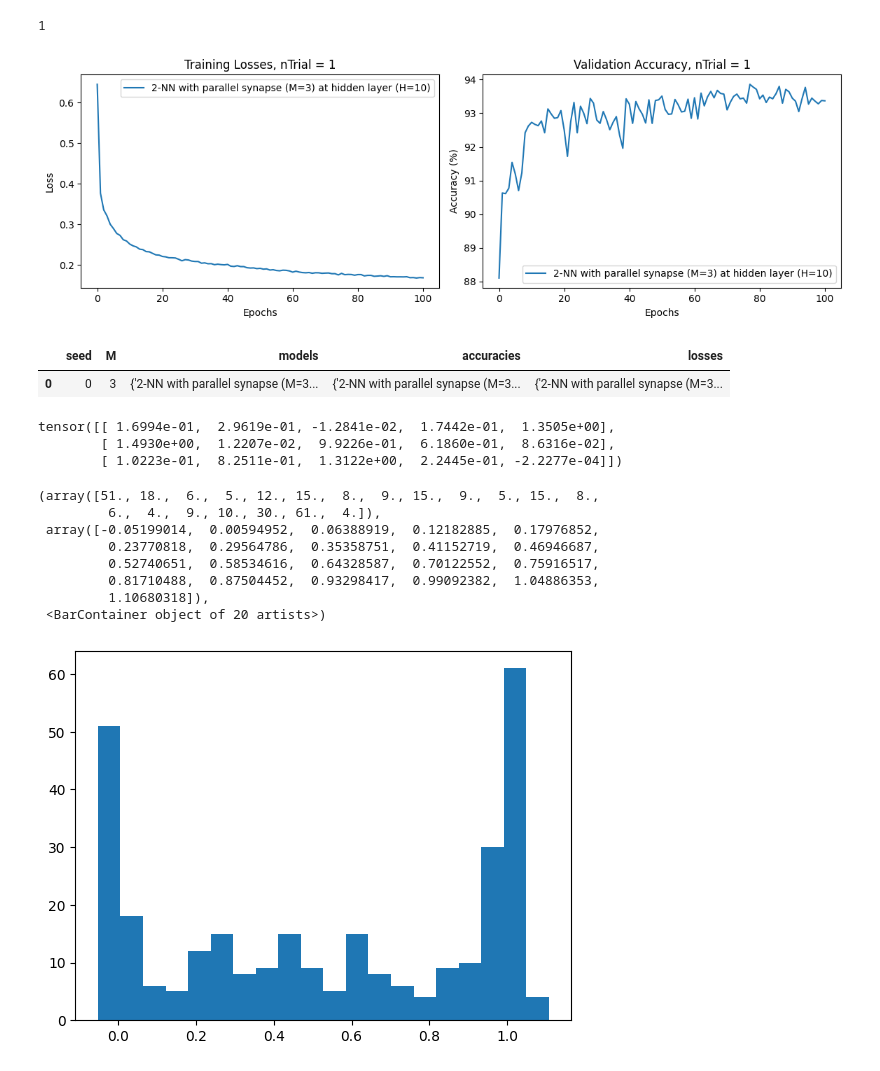
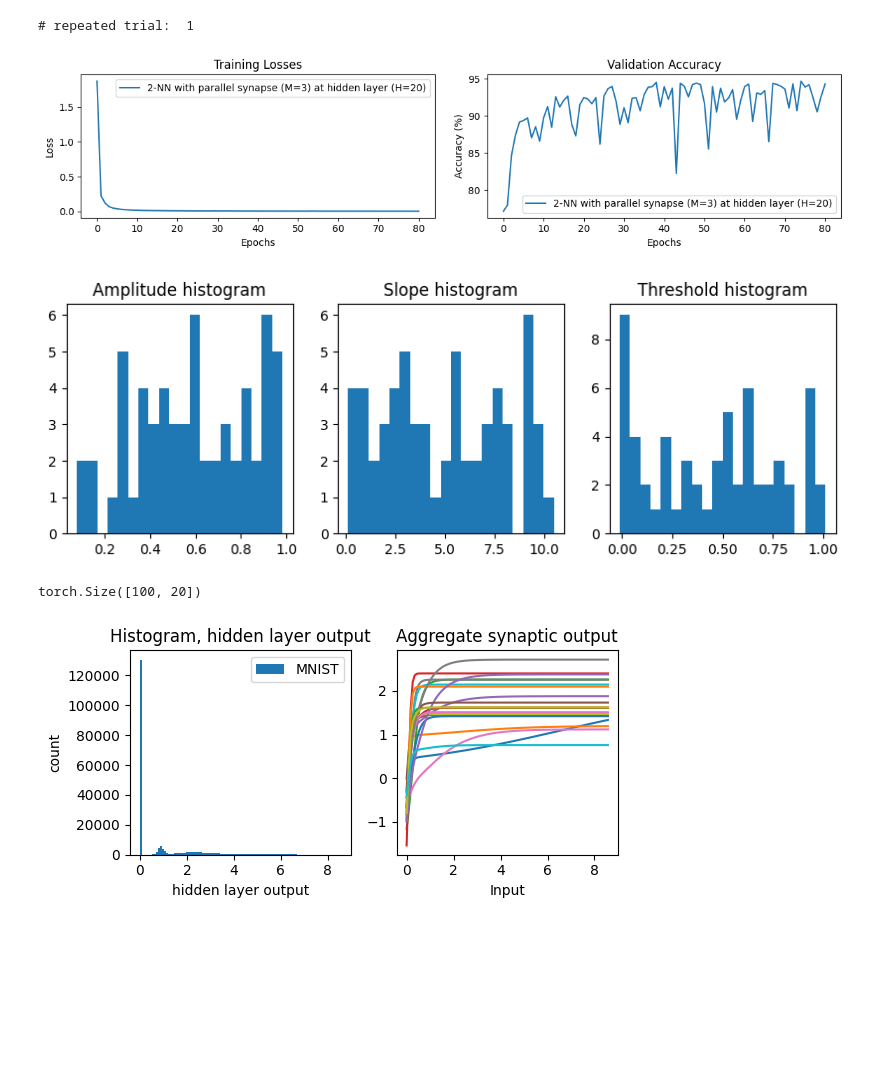
Before and after one commit to london-and-tequila/parallel_synapse_MNIST, a Jupyter notebook: 10-06-2023-Test_parallel_syn_improved_structure.ipynb, the cells around one changed output. Cells and saved outputs as stored; diff of their text form; code cells hidden in the pictures; blank space fills up the shorter version.

```diff
--- a/10-06-2023-Test_parallel_syn_improved_structure.ipynb
+++ b/10-06-2023-Test_parallel_syn_improved_structure.ipynb
@@ -133,13 +18,0 @@ def train_models(seed,
-# %%
-import pickle
-import pandas as pd
-experiment = []
-
-for i in range(5):
-    result_dict = train_models(i, num_epochs = 81)
-    experiment.append(result_dict)
-    plot_result(result_dict)
-
-    df = pd.DataFrame(experiment)
-    with open('./data/MNIST_result.pkl', 'wb') as f:
-        pickle.dump(df, f)
@@ -211,59 +117,24 @@ for i in range(5):
 # %%
 import pandas as pd
-for H in [10]:
+for H in [20]:
+
     df = pd.read_pickle('./data/MNIST_result_H={:d}_M=3_.pkl'.format(H))
-    print(len(df))
+    print('# repeated trial: ' , len(df))
     accuracies = {}
     losses = {}
+
     for model in df['models'][0].keys():
-        accuracies[model] = np.array([df['accuracies'][i][model] for i in range(len(df))])
-        losses[model] = np.array([df['losses'][i][model] for i in range(len(df))])
+        accuracies[model] = np.array([df['accuracies'][i][model] for i in range(len(df))]).squeeze()
+        losses[model] = np.array([df['losses'][i][model] for i in range(len(df))]).squeeze()
 
-    plt.figure(figsize=(12, 4))
-    plt.subplot(1, 2, 1)
+    plot_result({'losses': losses, 'accuracies': accuracies, 'models': df['models'][0].keys()})
     for model in df['models'][0].keys():
-        plt.plot(losses[model].mean(axis=0), label=model)
-        plt.fill_between(range(len(losses[model].mean(axis=0))), losses[model].mean(axis=0) - losses[model].std(
-            axis=0)/np.sqrt(len(df)), losses[model].mean(axis=0) + losses[model].std(axis=0)/np.sqrt(len(df)), alpha=0.3)
-    plt.xlabel("Epochs")
-    plt.ylabel("Loss")
-    plt.title("Training Losses, nTrial = {:d}".format(len(df)))
-    plt.legend()
-
-    plt.subplot(1, 2, 2)
-    for model in df['models'][0].keys():
-        plt.plot(accuracies[model].mean(axis=0), label=model)
-        plt.fill_between(range(len(accuracies[model].mean(axis=0))), accuracies[model].mean(axis=0) - accuracies[model].std(
-            axis=0)/np.sqrt(len(df)), accuracies[model].mean(axis=0) + accuracies[model].std(axis=0)/np.sqrt(len(df)), alpha=0.3)
-    plt.xlabel("Epochs")
-    plt.ylabel("Accuracy (%)")
-    plt.title("Validation Accuracy, nTrial = {:d}".format(len(df)))
-    plt.legend()
-    plt.tight_layout()
+        if 'parallel synapse' in model:
+            plot_parallel_synapse_params(df['models'][0][model])
+            plot_input_histogram_to_parallel_synapse_layer(df['models'][0][model], hidden_act='relu')
 # %% [output]
-1
+# repeated trial:  1
-[figure, old version]
+[figure, new version]
+[figure, added]
+torch.Size([100, 20])
+[figure, added]
-# %%
-df
-# %% [output]
-|  | seed | M | models | accuracies | losses |
-| 0 | 0 | 3 | {'2-NN with parallel synapse (M=3... | {'2-NN with parallel synapse (M=3... | {'2-NN with parallel synapse (M=3... |
-# %%
-df.models[0]['2-NN with parallel synapse (M=3) at hidden layer (H=5)'].parallel_synapse.thres.data
-# %% [output]
-tensor([[ 1.6994e-01,  2.9619e-01, -1.2841e-02,  1.7442e-01,  1.3505e+00],
-        [ 1.4930e+00,  1.2207e-02,  9.9226e-01,  6.1860e-01,  8.6316e-02],
-        [ 1.0223e-01,  8.2511e-01,  1.3122e+00,  2.2445e-01, -2.2277e-04]])
-# %%
-# Plot aggregate synaptic function of parallel synapses
-plt.hist(df.models[0]['2-NN with parallel synapse (M=3) at hidden layer (H=10)'].parallel_synapse.ampli.data.cpu().numpy().flatten(), bins=20)
-# %% [output]
-(array([51., 18.,  6.,  5., 12., 15.,  8.,  9., 15.,  9.,  5., 15.,  8.,
-         6.,  4.,  9., 10., 30., 61.,  4.]),
- array([-0.05199014,  0.00594952,  0.06388919,  0.12182885,  0.17976852,
-         0.23770818,  0.29564786,  0.35358751,  0.41152719,  0.46946687,
-         0.52740651,  0.58534616,  0.64328587,  0.70122552,  0.75916517,
-         0.81710488,  0.87504452,  0.93298417,  0.99092382,  1.04886353,
-         1.10680318]),
- <BarContainer object of 20 artists>)
-[figure, removed]
```
Also changed, not shown: parts of 12 cells of this notebook, 3 other files.
